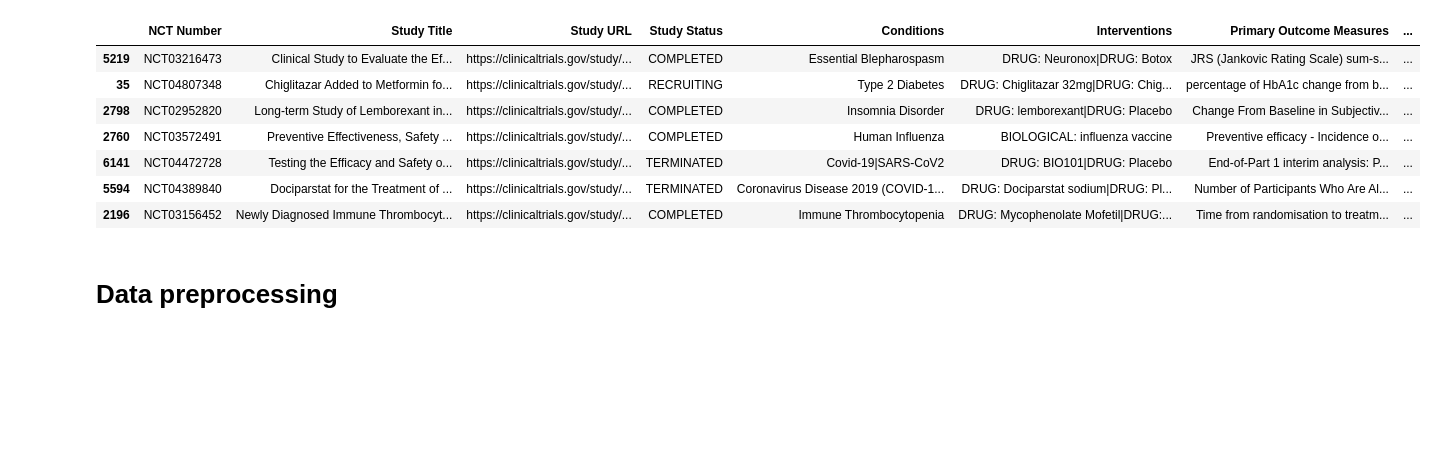
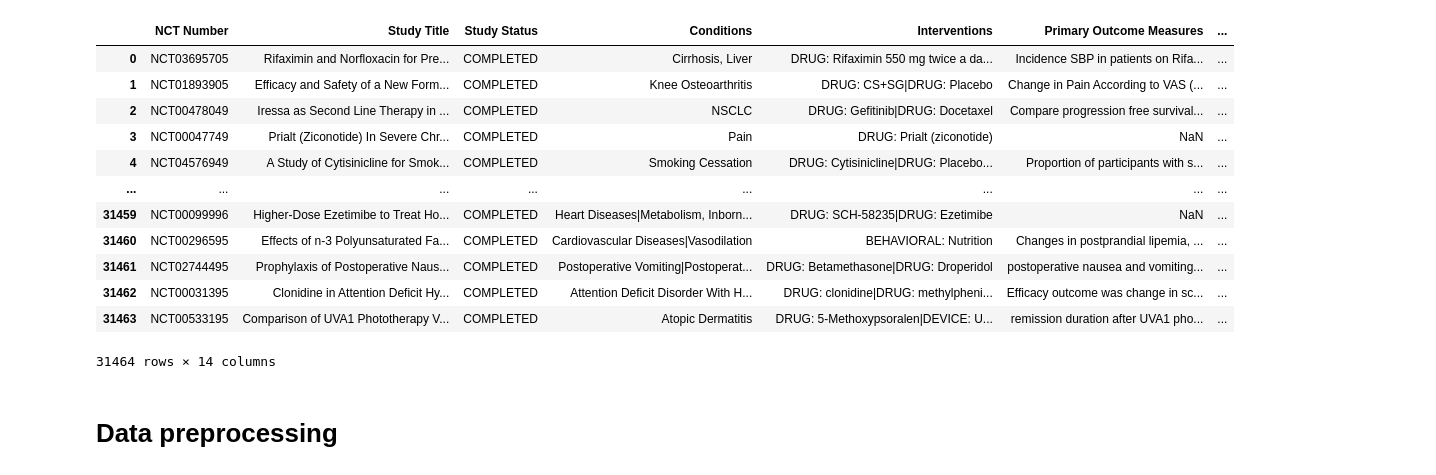
Before and after one commit to QMoayedpour/ProjetPython, a Jupyter notebook: Succès Essai Clinique/data_exploration_logit.ipynb, the cells around one changed output. Saved outputs shown, nothing was run; the diff lists cells and outputs as text; code cells hidden in the pictures; blank space fills up the shorter version.

```diff
--- a/Succès Essai Clinique/data_exploration_logit.ipynb
+++ b/Succès Essai Clinique/data_exploration_logit.ipynb
@@ -19,16 +19,21 @@ from wordcloud import WordCloud, STOPWORDS, ImageColorGenerator
 # %%
 df = pd.read_csv(r'ctg-studies.csv', sep=',', parse_dates=True)
 # %%
-df.sample(7)
+df
 # %% [output]
-|  | NCT Number | Study Title | Study URL | Study Status | Conditions | Interventions | Primary Outcome Measures | ... |
-| 5219 | NCT03216473 | Clinical Study to Evaluate the Ef... | https://clinicaltrials.gov/study/... | COMPLETED | Essential Blepharospasm | DRUG: Neuronox|DRUG: Botox | JRS (Jankovic Rating Scale) sum-s... | ... |
-| 35 | NCT04807348 | Chiglitazar Added to Metformin fo... | https://clinicaltrials.gov/study/... | RECRUITING | Type 2 Diabetes | DRUG: Chiglitazar 32mg|DRUG: Chig... | percentage of HbA1c change from b... | ... |
-| 2798 | NCT02952820 | Long-term Study of Lemborexant in... | https://clinicaltrials.gov/study/... | COMPLETED | Insomnia Disorder | DRUG: lemborexant|DRUG: Placebo | Change From Baseline in Subjectiv... | ... |
-| 2760 | NCT03572491 | Preventive Effectiveness, Safety ... | https://clinicaltrials.gov/study/... | COMPLETED | Human Influenza | BIOLOGICAL: influenza vaccine | Preventive efficacy - Incidence o... | ... |
-| 6141 | NCT04472728 | Testing the Efficacy and Safety o... | https://clinicaltrials.gov/study/... | TERMINATED | Covid-19|SARS-CoV2 | DRUG: BIO101|DRUG: Placebo | End-of-Part 1 interim analysis: P... | ... |
-| 5594 | NCT04389840 | Dociparstat for the Treatment of ... | https://clinicaltrials.gov/study/... | TERMINATED | Coronavirus Disease 2019 (COVID-1... | DRUG: Dociparstat sodium|DRUG: Pl... | Number of Participants Who Are Al... | ... |
-| 2196 | NCT03156452 | Newly Diagnosed Immune Thrombocyt... | https://clinicaltrials.gov/study/... | COMPLETED | Immune Thrombocytopenia | DRUG: Mycophenolate Mofetil|DRUG:... | Time from randomisation to treatm... | ... |
+|  | NCT Number | Study Title | Study Status | Conditions | Interventions | Primary Outcome Measures | ... |
+| 0 | NCT03695705 | Rifaximin and Norfloxacin for Pre... | COMPLETED | Cirrhosis, Liver | DRUG: Rifaximin 550 mg twice a da... | Incidence SBP in patients on Rifa... | ... |
+| 1 | NCT01893905 | Efficacy and Safety of a New Form... | COMPLETED | Knee Osteoarthritis | DRUG: CS+SG|DRUG: Placebo | Change in Pain According to VAS (... | ... |
+| 2 | NCT00478049 | Iressa as Second Line Therapy in ... | COMPLETED | NSCLC | DRUG: Gefitinib|DRUG: Docetaxel | Compare progression free survival... | ... |
+| 3 | NCT00047749 | Prialt (Ziconotide) In Severe Chr... | COMPLETED | Pain | DRUG: Prialt (ziconotide) | NaN | ... |
+| 4 | NCT04576949 | A Study of Cytisinicline for Smok... | COMPLETED | Smoking Cessation | DRUG: Cytisinicline|DRUG: Placebo... | Proportion of participants with s... | ... |
+| ... | ... | ... | ... | ... | ... | ... | ... |
+| 31459 | NCT00099996 | Higher-Dose Ezetimibe to Treat Ho... | COMPLETED | Heart Diseases|Metabolism, Inborn... | DRUG: SCH-58235|DRUG: Ezetimibe | NaN | ... |
+| 31460 | NCT00296595 | Effects of n-3 Polyunsaturated Fa... | COMPLETED | Cardiovascular Diseases|Vasodilation | BEHAVIORAL: Nutrition | Changes in postprandial lipemia, ... | ... |
+| 31461 | NCT02744495 | Prophylaxis of Postoperative Naus... | COMPLETED | Postoperative Vomiting|Postoperat... | DRUG: Betamethasone|DRUG: Droperidol | postoperative nausea and vomiting... | ... |
+| 31462 | NCT00031395 | Clonidine in Attention Deficit Hy... | COMPLETED | Attention Deficit Disorder With H... | DRUG: clonidine|DRUG: methylpheni... | Efficacy outcome was change in sc... | ... |
+| 31463 | NCT00533195 | Comparison of UVA1 Phototherapy V... | COMPLETED | Atopic Dermatitis | DRUG: 5-Methoxypsoralen|DEVICE: U... | remission duration after UVA1 pho... | ... |
+31464 rows × 14 columns
 # %%
 def data_treatment(df, filter=True):
     """Fonction pour traiter les dataframe
```
Also changed, not shown: parts of 40 cells of this notebook, 1 other file.
